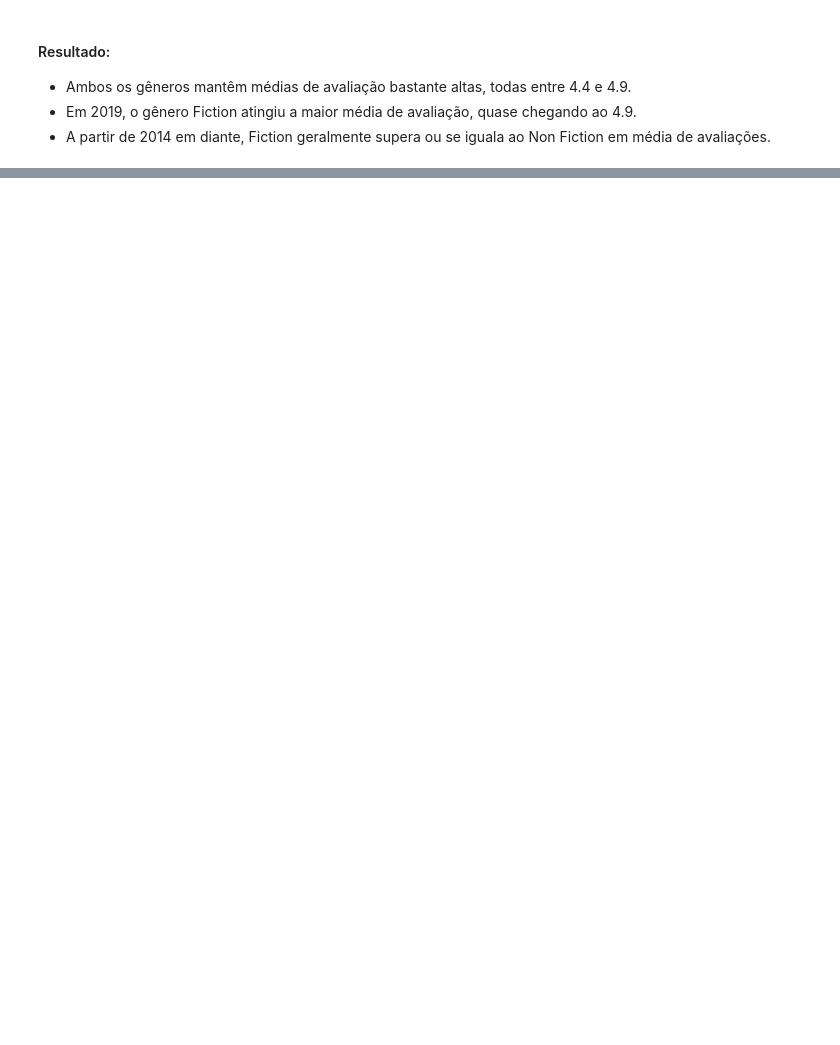
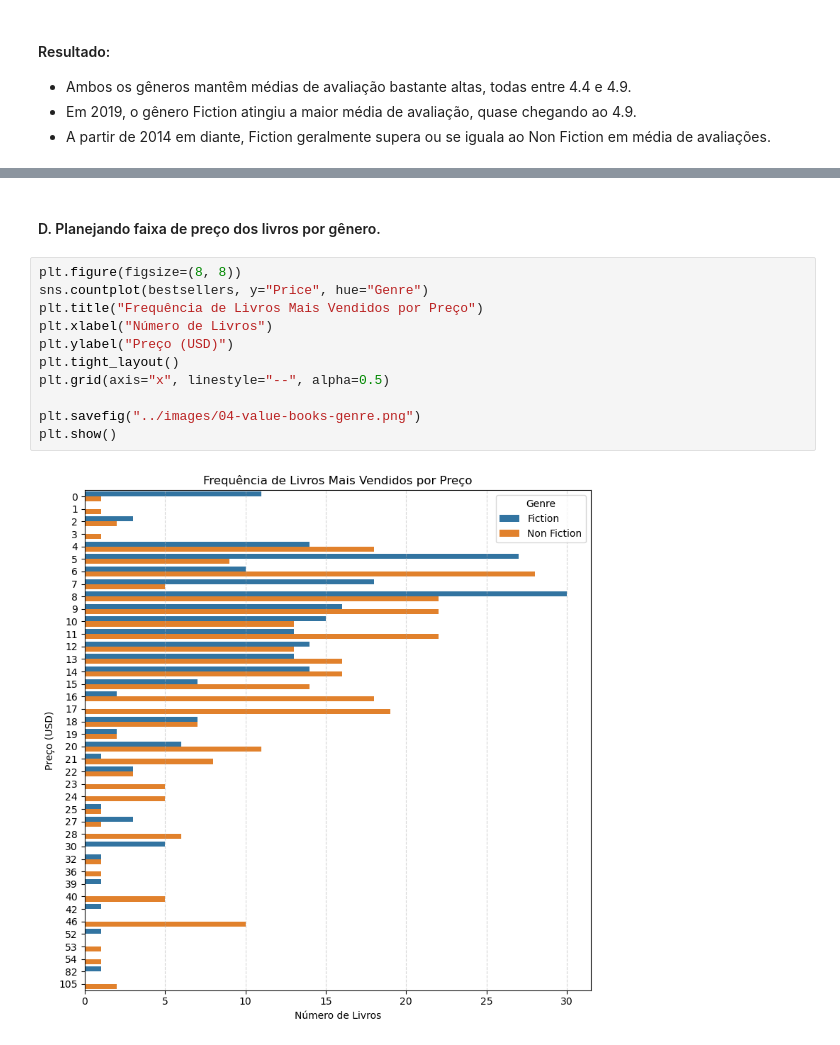
Before and after one commit to GabrielRibeiro0/Analise-de-Dados, a Jupyter notebook: Projetos/Projeto - Amazon Top 50 Bestselling Books 2009–2019/notebooks/bestsellers.ipynb, the cells around one changed output, grey strips where cells are left out. Drawn from its saved outputs; the diff is of its cells as text; blank space fills up the shorter version.

```diff
--- a/Projetos/Projeto - Amazon Top 50 Bestselling Books 2009–2019/notebooks/bestsellers.ipynb
+++ b/Projetos/Projeto - Amazon Top 50 Bestselling Books 2009–2019/notebooks/bestsellers.ipynb
@@ -201,0 +257,15 @@ plt.show()
+# %% [markdown]
+#### D. Planejando faixa de preço dos livros por gênero.
+# %%
+plt.figure(figsize=(8, 8))
+sns.countplot(bestsellers, y="Price", hue="Genre")
+plt.title("Frequência de Livros Mais Vendidos por Preço")
+plt.xlabel("Número de Livros")
+plt.ylabel("Preço (USD)")
+plt.tight_layout()
+plt.grid(axis="x", linestyle="--", alpha=0.5)
+
+plt.savefig("../images/04-value-books-genre.png")
+plt.show()
+# %% [output]
+[figure, added]
```
Also changed, not shown: parts of 15 cells of this notebook, 3 other files.
